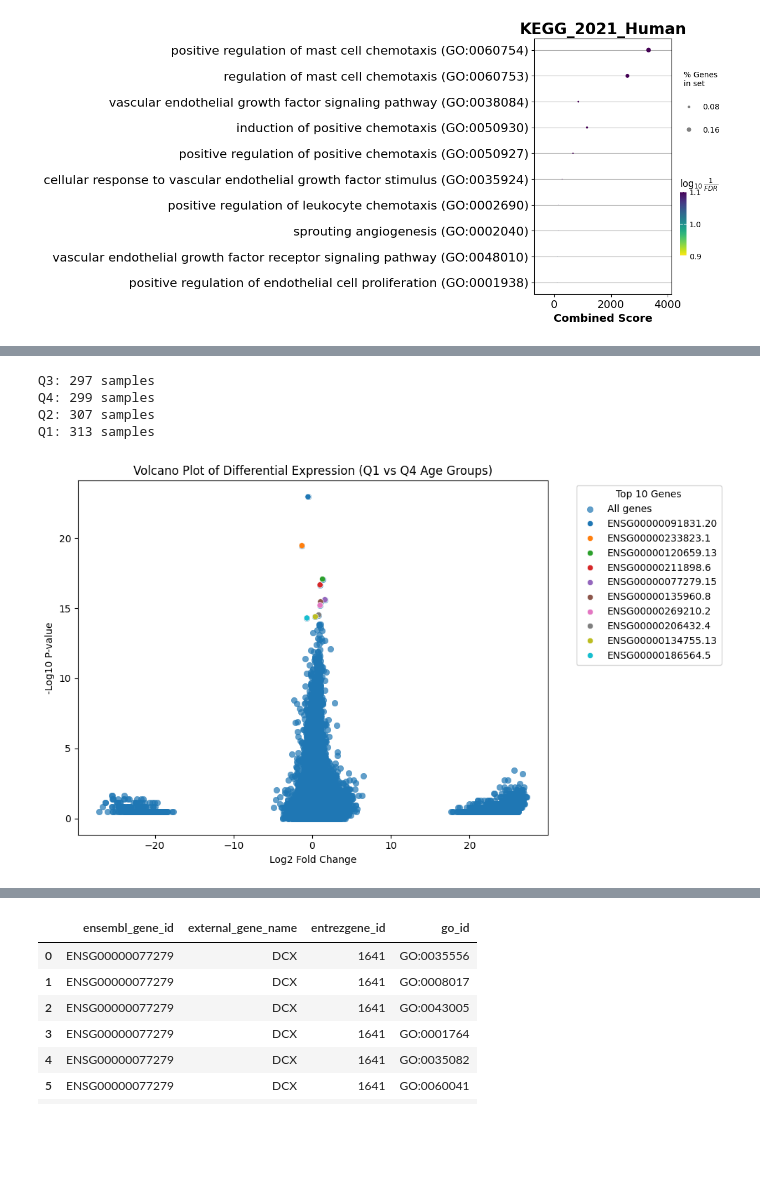
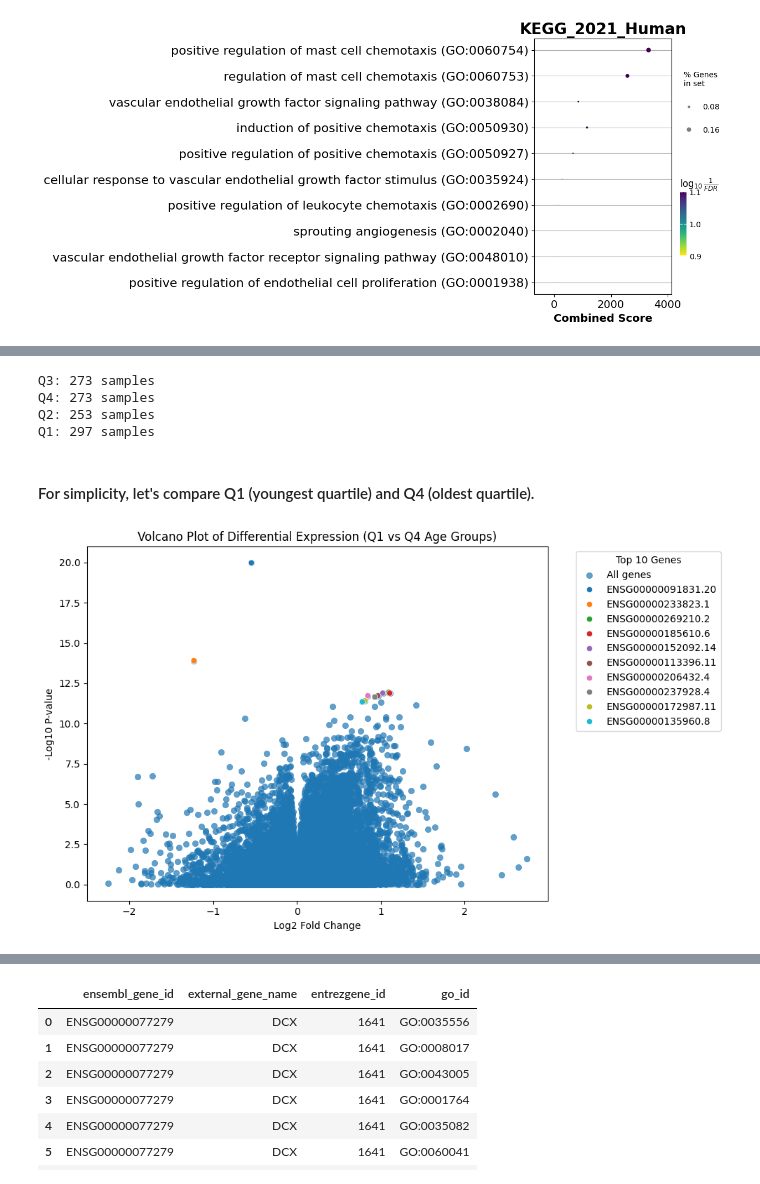
Before and after one commit to aajusah98/intro-bio-life-science-project, a Jupyter notebook: intro-bio-life-science-project-report.ipynb, the cells around one changed output, grey strips where cells are left out. Cells and saved outputs as stored; diff of their text form; code cells hidden in the pictures; blank space fills up the shorter version.

```diff
--- a/intro-bio-life-science-project-report.ipynb
+++ b/intro-bio-life-science-project-report.ipynb
@@ -385,7 +385,7 @@ for gene in primary_tumor_expression_data.columns:
 
     # Compute log2 fold change
     # Avoid division by zero; adding a small constant (pseudo count)
-    log_fold_change = np.log2((tumor.mean() + 1e-10) / (healthy.mean() + 1e-10))
+    log_fold_change = np.log2((tumor.mean() + 1e-3) / (healthy.mean() + 1e-3))
 
     # Store results
     differnt_expression_gene.append({'Gene': gene, 'P_Value': p_value, 'log2_Fold_Change': log_fold_change})
@@ -640,6 +692,6 @@ For example, when doing 'df[col].method(value, inplace=True)', try using 'df.met
 # %%
 # Filter for non-empty age data
-phenotype_data_filtered = phenotype_df.loc[~phenotype_df['age_at_initial_pathologic_diagnosis'].isna()].copy()
+phenotype_data_filtered = primary_tumor_samples.loc[~primary_tumor_samples['age_at_initial_pathologic_diagnosis'].isna()].copy()
 
 
 common_sample_ids = phenotype_data_filtered.index.intersection(gene_expression_df.index)
@@ -667,10 +719,12 @@ expression_data_by_age = {
 for age_group, data in expression_data_by_age.items():
     print(f"{age_group}: {data.shape[0]} samples")
 # %% [output]
-Q3: 297 samples
-Q4: 299 samples
-Q2: 307 samples
-Q1: 313 samples
+Q3: 273 samples
+Q4: 273 samples
+Q2: 253 samples
+Q1: 297 samples
+# %% [markdown]
+#### For simplicity, let's compare Q1 (youngest quartile) and Q4 (oldest quartile).
 # %%
 # Select samples for Q1 and Q4
 q1_samples = expression_data_by_age['Q1']
@@ -685,7 +739,7 @@ q4_samples = q4_samples.apply(pd.to_numeric, errors='coerce')
 results = []
 for gene in q1_samples.columns:
     u_stat, p_value = mannwhitneyu(q1_samples[gene], q4_samples[gene], alternative='two-sided')
-    log2_fold_change = np.log2((q1_samples[gene].mean() + 1e-10) / (q4_samples[gene].mean() + 1e-10))
+    log2_fold_change = np.log2((q1_samples[gene].mean() + 1e-2) / (q4_samples[gene].mean() + 1e-2))
     results.append({'Gene': gene, 'P_Value': p_value, 'log2_Fold_Change': log2_fold_change})
 
 # Convert results to DataFrame
@@ -699,35 +753,35 @@ results_df.to_csv('different_gene_expression_analysis_results_sample_age.csv', i
 # %%
 
 # Convert P-values to negative log10 scale for better visualization
-results_df['neg_log10_p_value'] = -np.log10(results_df['P_Value'])
+results_df['neg_log10_p_value'] = -np.log10(results_df['Adjusted_P_Value'])
 
 
 # Create a volcano plot
 plt.figure(figsize=(10, 6))
 ax = plt.subplot(1, 1, 1)
 sns.scatterplot(data=results_df, x='log2_Fold_Change', y='neg_log10_p_value', edgecolor=None, alpha=0.7,label='All genes')
 
 # Styling
 ax.set_title('Volcano Plot of Differential Expression (Q1 vs Q4 Age Groups)')
 ax.set_xlabel('Log2 Fold Change')
 ax.set_ylabel('-Log10 P-value')
 
 # the 10 genes with the smallest P-values
-top_10_genes_age = results_df.nsmallest(10, 'P_Value')
+top_10_genes_age = results_df.nsmallest(10, 'Adjusted_P_Value')
 top_10_genes_age.reset_index(drop=True, inplace=True)
 
 
 # Plot the top 10 genes with different colors
 # for i, row in top_10_genes.iterrows():
 sns.scatterplot(data=top_10_genes_age,x='log2_Fold_Change', y='neg_log10_p_value', hue='Gene')
 
 
 # Add legend
 plt.legend(title='Top 10 Genes', bbox_to_anchor=(1.05, 1), loc='upper left')
 
 # Save plot to PDF
 plt.savefig('volcano_plot_gene_expression_age.pdf')
 plt.tight_layout()
 plt.show()
 # %% [output]
-[figure, old version]
+[figure, new version]
```
Also changed, not shown: parts of 18 cells of this notebook.
